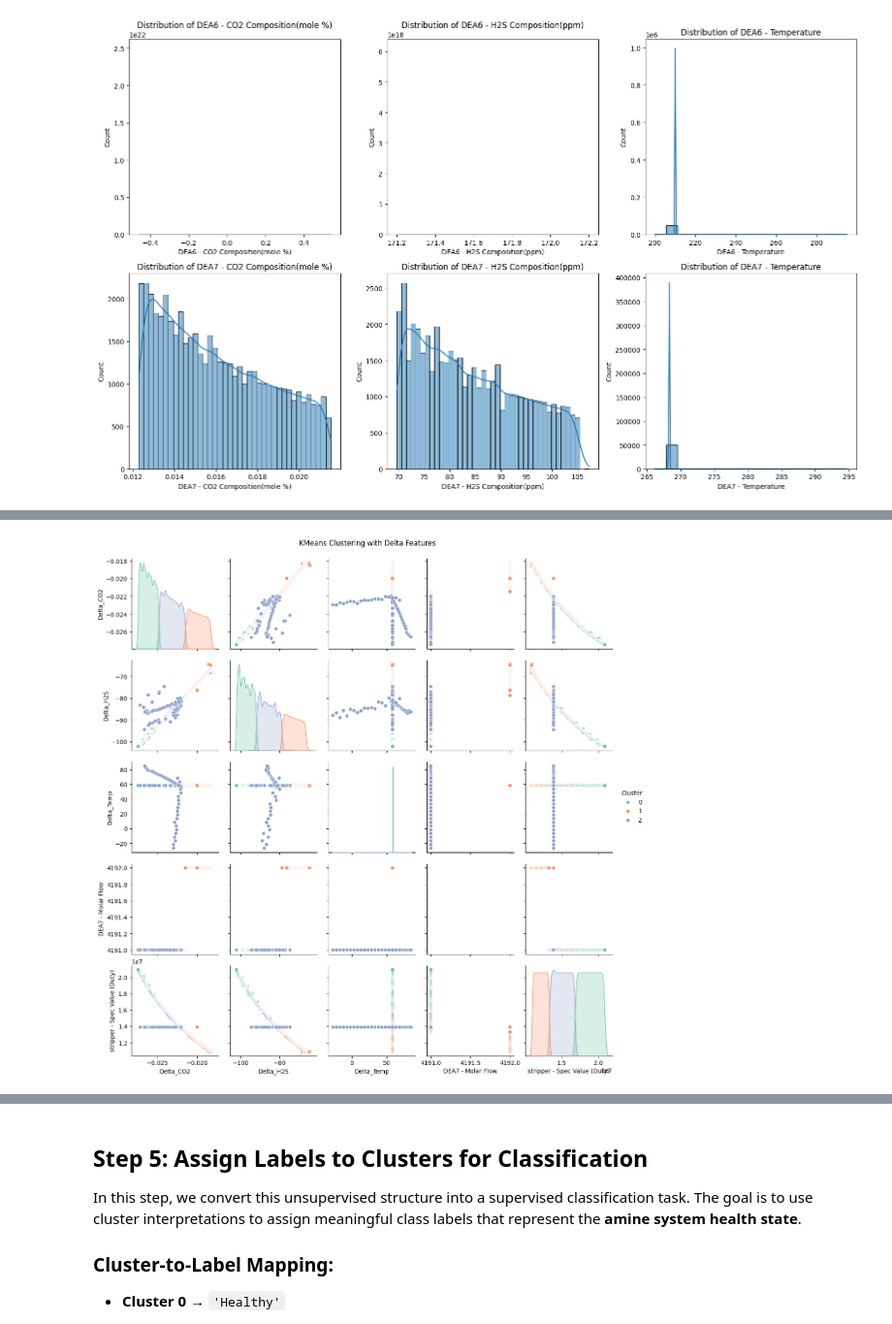
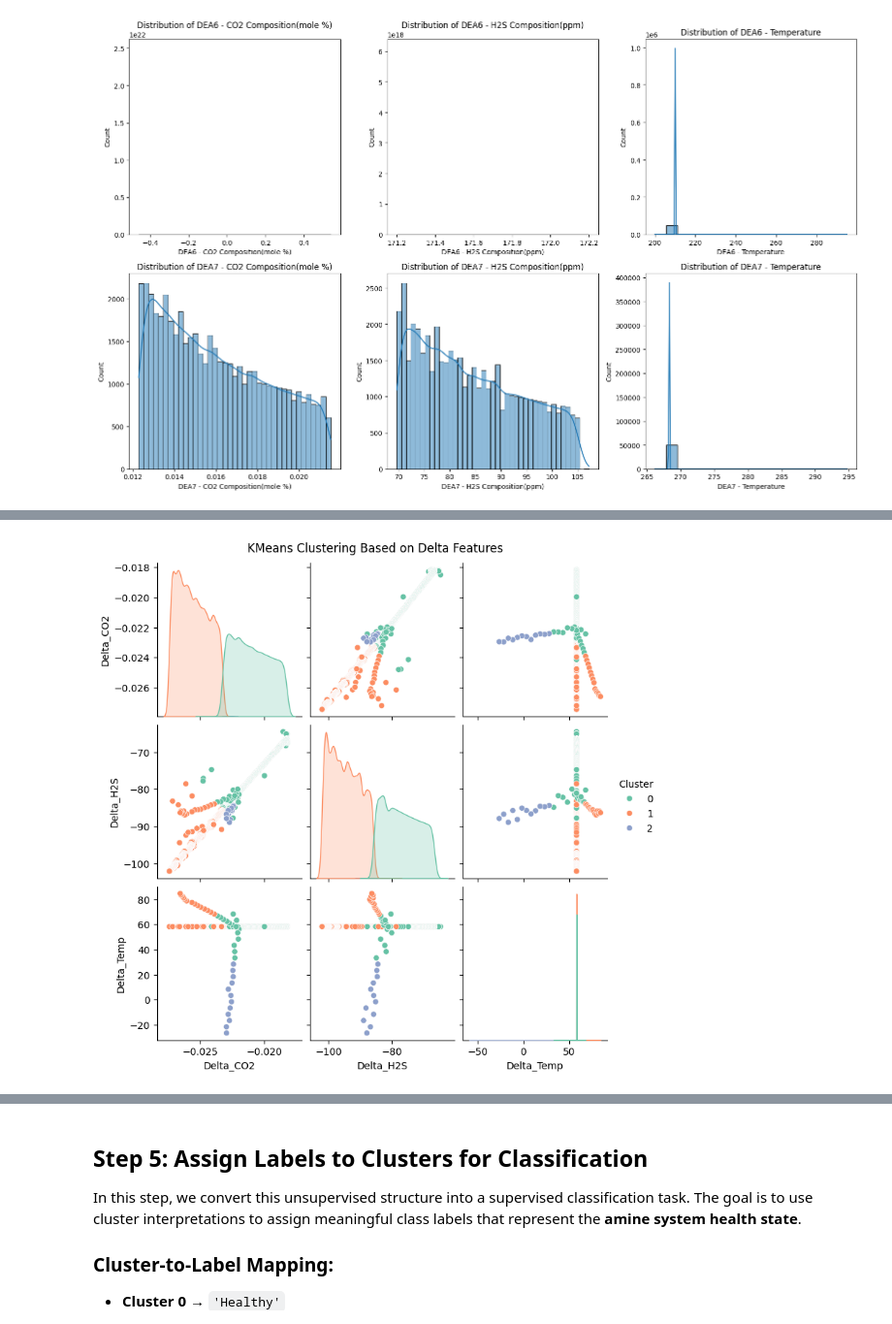
Before and after one commit to Veraeze/AmineRegeneration, a Jupyter notebook: AmineDegradation.ipynb, the cells around one changed output, grey strips where cells are left out. Shown: that part at 97% size. Cells and saved outputs as stored; diff of their text form; code cells hidden in the pictures.

Commit message:
Final classification model trained with delta features clusters (Healthy, Early Degradation, Unknown) and evaluated. Ready for export and deployment.

```diff
--- a/AmineDegradation.ipynb
+++ b/AmineDegradation.ipynb
@@ -224 +262,6 @@ df['Delta_Temp'] = df['DEA7 - Temperature'] - df['DEA6 - Temperature']
+# %%
+# Define delta features for clustering
+
+delta_features = ['Delta_CO2', 'Delta_H2S', 'Delta_Temp']
+X = df[delta_features]
 # %%
@@ -243,8 +277,8 @@ df['Cluster'] = kmeans.fit_predict(X_scaled)
 # %%
 # Pairplot to visualize clusters
 
-sns.pairplot(df, vars=features, hue='Cluster', palette='Set2')
-plt.suptitle('KMeans Clustering with Delta Features', y=1.02)
+sns.pairplot(df, vars=delta_features, hue='Cluster', palette='Set2')
+plt.suptitle('KMeans Clustering Based on Delta Features', y=1.02)
 plt.show()
 # %% [output]
-[figure, old version]
+[figure, new version]
```
Also changed, not shown: parts of 17 cells of this notebook.
